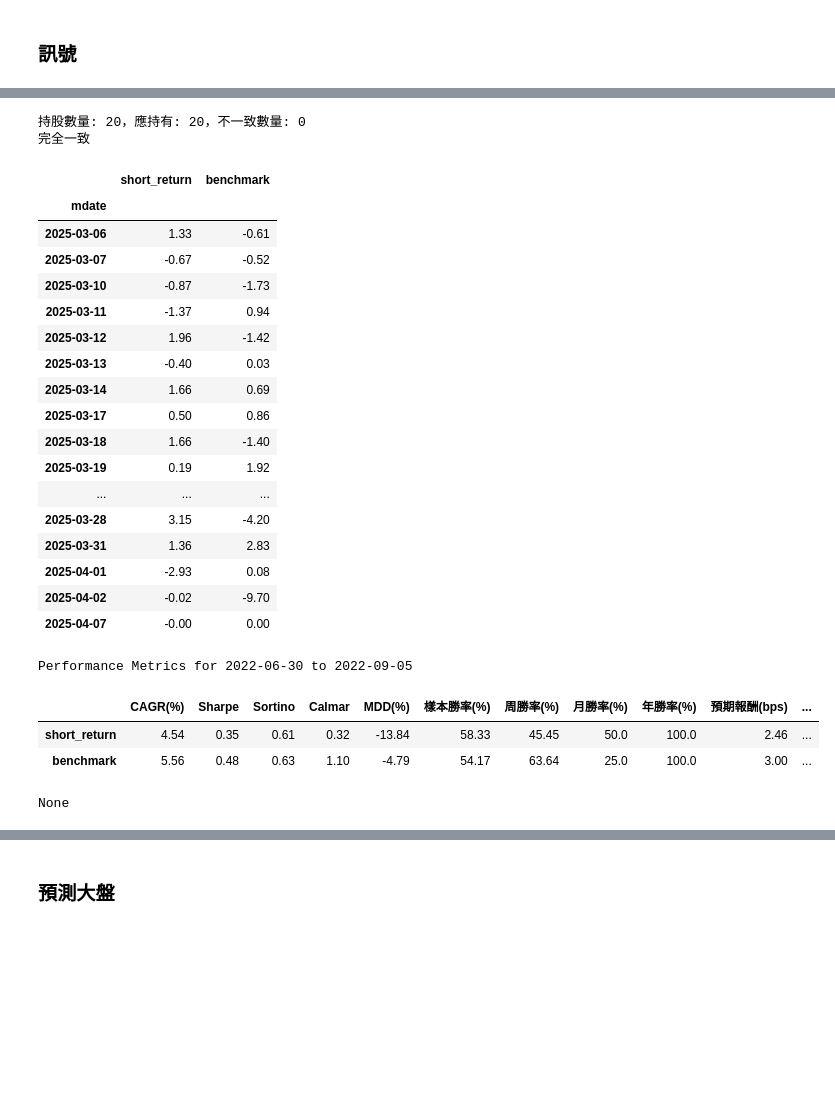
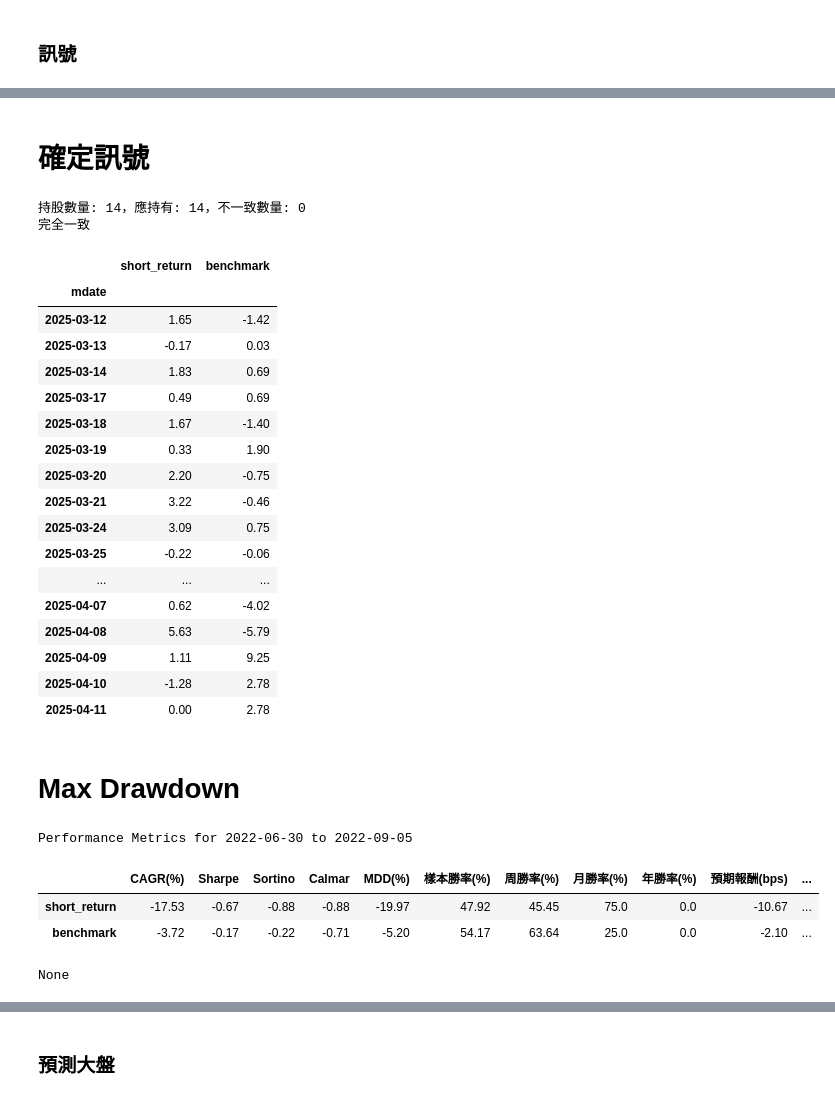
Before and after one commit to roger2389/CB-Hedge, a Jupyter notebook: factor_lib/cb_long_short _all.ipynb, the cells around one changed output, grey strips where cells are left out. Saved outputs shown, nothing was run; the diff lists cells and outputs as text; code cells hidden in the pictures; blank space fills up the shorter version.

```diff
--- a/factor_lib/cb_long_short _all.ipynb
+++ b/factor_lib/cb_long_short _all.ipynb
@@ -114,0 +148,7 @@ Handler['Adj_Close'] = Adjust_Factor * Handler['Close']
+# %%
+# factor_df = pd.concat({data_name:Handler[data_name][con].loc['2015':].stack(future_stack=True) for data_name in tqdm.tqdm(list(Handler.cash_list()))},axis=1)
+factor_df5 = pd.read_pickle('./Data/factor_df3.pkl')
+# factor_df = factor_df.reindex(columns=factor_df5.columns)
+factor_df = factor_df5
+# factor_df.to_pickle('./Data/factor_df3.pkl')
+factor_df
@@ -152,8 +174,2 @@ Start to update本地 sbadt_fg from 2025-04-07 00:00:00 to 2025-04-08 00:00:00
-# %%
-factor_df = pd.concat({data_name:Handler[data_name][con].loc['2015':].stack(future_stack=True) for data_name in tqdm.tqdm(list(Handler.cash_list()))},axis=1)
-factor_df5 = pd.read_pickle('./Data/factor_df3.pkl')
-factor_df = factor_df.reindex(columns=factor_df5.columns)
-# factor_df = factor_df5
-factor_df.to_pickle('./Data/factor_df3.pkl')
 # %%
 exp_ret = (Handler['Adj_Close'].shift(-1) / Handler['Adj_Open'].shift(-1) - 1).loc['2015':]
@@ -362,7 +357,7 @@ def max_drawdown(prices):
     return mdd
 # %%
 from datetime import datetime
-benchmark = tejapi.get('TWN/APIPRCD', coid='IR0001',opts={'columns': ['mdate','roi']}, mdate={'gte': '2010-01-01', 'lte':datetime.today().strftime('%Y-%m-%d')}, paginate=True)
+benchmark = tejapi.get('TWN/APIPRCD', coid='IX0001',opts={'columns': ['mdate','roi']}, mdate={'gte': '2010-01-01', 'lte':Adjust_Factor.index[-1]}, paginate=True)
 benchmark["mdate"] = pd.to_datetime(benchmark["mdate"])
 benchmark["mdate"] = benchmark["mdate"].dt.strftime("%Y-%m-%d")
 benchmark_return = benchmark['roi'] / 100
@@ -397,6 +392,14 @@ def calculate_return_series(
     exp_ret,
     bench_exp_ret,
 ):
+    common_cols = list(
+        set(ret.columns) &
+        set(adj_close.columns) &
+        set(exp_ret.columns) &
+        set(Handler['Value_Dollars'].columns)
+    )
+    common_cols = sorted(common_cols)
+
     ret = ret.loc['2020':].fillna(0)
     # 每日找出排名最低的 Low_N 檔
     ranking_asc = ret.rank(axis=1, ascending=True, method='first')
@@ -404,9 +407,11 @@ def calculate_return_series(
 
 
     # 每日計算持倉
-    成交金額 = Handler['Value_Dollars'].rolling(20).mean()[con].loc['2020':]
+    成交金額 = Handler['Value_Dollars'].where(con).rolling(20).mean().loc['2020':]
     W = short_signal  * 成交金額
-    W = W.div(abs(W.sum(axis=1)), axis=0)
+    W_sum = abs(W.sum(axis=1))
+    W = W.div(W_sum.where(W_sum != 0, np.nan), axis=0)
+    adj_close = adj_close.replace({0: np.nan})
     weighting = np.floor(((W * AUM) / (1000 * adj_close))) * (1000 * adj_close) / AUM
     weighting.replace({0: np.nan}, inplace=True)
 
@@ -415,9 +420,9 @@ def calculate_return_series(
     def calculate_return(wgt):
         delta_weighting = wgt.diff()
         # 買 => 手續費(含證交稅)
-        day_buy_fee  = delta_weighting[delta_weighting > 0] * (0.001425 * 0.3 + 0.003 / 2)
+        day_buy_fee  = delta_weighting[delta_weighting > 0].abs() * (0.001425 * 0.3 + 0.003 / 2)
         # 賣 => 手續費(無證交稅)
-        day_sell_fee = delta_weighting[delta_weighting < 0].abs() * (0.001425 * 0.3)
+        day_sell_fee = delta_weighting[delta_weighting < 0] * (0.001425 * 0.3)
 
         return (wgt * exp_ret).sum(axis=1) - day_buy_fee.fillna(0).sum(axis=1) - day_sell_fee.fillna(0).sum(axis=1)
 
@@ -425,7 +430,7 @@ def calculate_return_series(
 
     bt_ret = pd.concat({
         'short_return': short_return,
-        'benchmark': bench_exp_ret.reindex(exp_ret.index).fillna(0)
+        'benchmark': bench_exp_ret.loc[exp_ret.index.min():exp_ret.index.max()].reindex(exp_ret.index).fillna(method='ffill').fillna(0)
     }, axis=1).loc["2020-01-02":]
 
     return bt_ret, weighting
@@ -586,3 +591,5 @@ display(訊號表)
+# %% [markdown]
+# 確定訊號
 # %%
 target_date = pd.Timestamp("2025-03-27")
 Low_N = 20
@@ -614,7 +621,7 @@ if diff:
 else:
     print("完全一致")
 # %% [output]
-持股數量: 20，應持有: 20，不一致數量: 0
+持股數量: 14，應持有: 14，不一致數量: 0
 完全一致
 # %%
 績效回顧 = bt_ret.reindex(exp_ret.index)
@@ -622,22 +629,24 @@ display((績效回顧.iloc[-21:]*100).round(2))
 # %% [output]
 |  | short_return | benchmark |
 | mdate |  |  |
-| 2025-03-06 | 1.33 | -0.61 |
-| 2025-03-07 | -0.67 | -0.52 |
-| 2025-03-10 | -0.87 | -1.73 |
-| 2025-03-11 | -1.37 | 0.94 |
-| 2025-03-12 | 1.96 | -1.42 |
-| 2025-03-13 | -0.40 | 0.03 |
-| 2025-03-14 | 1.66 | 0.69 |
-| 2025-03-17 | 0.50 | 0.86 |
-| 2025-03-18 | 1.66 | -1.40 |
-| 2025-03-19 | 0.19 | 1.92 |
+| 2025-03-12 | 1.65 | -1.42 |
+| 2025-03-13 | -0.17 | 0.03 |
+| 2025-03-14 | 1.83 | 0.69 |
+| 2025-03-17 | 0.49 | 0.69 |
+| 2025-03-18 | 1.67 | -1.40 |
+| 2025-03-19 | 0.33 | 1.90 |
+| 2025-03-20 | 2.20 | -0.75 |
+| 2025-03-21 | 3.22 | -0.46 |
+| 2025-03-24 | 3.09 | 0.75 |
+| 2025-03-25 | -0.22 | -0.06 |
 | ... | ... | ... |
-| 2025-03-28 | 3.15 | -4.20 |
-| 2025-03-31 | 1.36 | 2.83 |
-| 2025-04-01 | -2.93 | 0.08 |
-| 2025-04-02 | -0.02 | -9.70 |
-| 2025-04-07 | -0.00 | 0.00 |
+| 2025-04-07 | 0.62 | -4.02 |
+| 2025-04-08 | 5.63 | -5.79 |
+| 2025-04-09 | 1.11 | 9.25 |
+| 2025-04-10 | -1.28 | 2.78 |
+| 2025-04-11 | 0.00 | 2.78 |
+# %% [markdown]
+# Max Drawdown
 # %%
 drawdown_periods = [
     {'name': 'Period 1', 'start': '2022-06-30', 'end': '2022-09-05'},
@@ -649,38 +658,38 @@ def calculate_metrics(data):
         'Sharpe' : data.mean() / data.std()*252**0.5,
         'Sortino': data.mean() / data[data < 0].std()*252**0.5,
         'Calmar':data.cagr() / abs(data.max_drawdown()),
-        'MDD(%)' : max_drawdown(data.cumsum().add(1))*100,
+        'MDD(%)' : data.max_drawdown()*100,
         '樣本勝率(%)' : data.apply(lambda X:((X.dropna()>0).sum() / X.dropna().shape[0])*100),
         '周勝率(%)' : data.apply(lambda X:((X.dropna().add(1).resample('W').prod().sub(1)>0).sum() / X.dropna().add(1).resample('W').prod().sub(1).dropna().shape[0])*100),
         '月勝率(%)' : data.apply(lambda X:((X.dropna().add(1).resample('ME').prod().sub(1)>0).sum() / X.dropna().add(1).resample('ME').prod().sub(1).shape[0])*100),
         '年勝率(%)' : data.apply(lambda X:((X.dropna().add(1).resample('YE').prod().sub(1)>0).sum() / X.dropna().add(1).resample('YE').prod().sub(1).shape[0])*100),
         '預期報酬(bps)':((1 + data).prod() ** (1 / len(data)) - 1)*10000,
         "avg_win(%)": data.apply(lambda X: X[X > 0].mean() * 100),
         "avg_loss(%)": data.apply(lambda X: X[X < 0].mean() * 100),
         'avg_win/avg_loss' : data.apply(lambda X:(X[X > 0].mean() / abs(X[X < 0].mean()))),
         'profit_factor' : data.profit_factor(),
         },axis = 1).round(2))
 
 for period in drawdown_periods:
     period_data = bt_ret.loc[period['start']:period['end']]
     # period_data = period_data.drop(columns=['ls_return'])
     print(f"Performance Metrics for {period['start']} to {period['end']}")
     metrics = calculate_metrics(period_data)
     display(metrics)
 
 cumulative_returns = bt_ret[['short_return', 'benchmark']].cumsum().ffill()
 
 for i, period in enumerate(drawdown_periods):
     start, end = period['start'], period['end']
 
     period_data = cumulative_returns.loc[start:end]
     period_data = period_data - period_data.iloc[0]
     period_data.iplot()
 # %% [output]
 Performance Metrics for 2022-06-30 to 2022-09-05
 |  | CAGR(%) | Sharpe | Sortino | Calmar | MDD(%) | 樣本勝率(%) | 周勝率(%) | 月勝率(%) | 年勝率(%) | 預期報酬(bps) | ... |
-| short_return | 4.54 | 0.35 | 0.61 | 0.32 | -13.84 | 58.33 | 45.45 | 50.0 | 100.0 | 2.46 | ... |
-| benchmark | 5.56 | 0.48 | 0.63 | 1.10 | -4.79 | 54.17 | 63.64 | 25.0 | 100.0 | 3.00 | ... |
+| short_return | -17.53 | -0.67 | -0.88 | -0.88 | -19.97 | 47.92 | 45.45 | 75.0 | 0.0 | -10.67 | ... |
+| benchmark | -3.72 | -0.17 | -0.22 | -0.71 | -5.20 | 54.17 | 63.64 | 25.0 | 0.0 | -2.10 | ... |
 None
 [interactive output not drawn]
 # %% [markdown]
```
Also changed, not shown: parts of 23 cells of this notebook.
